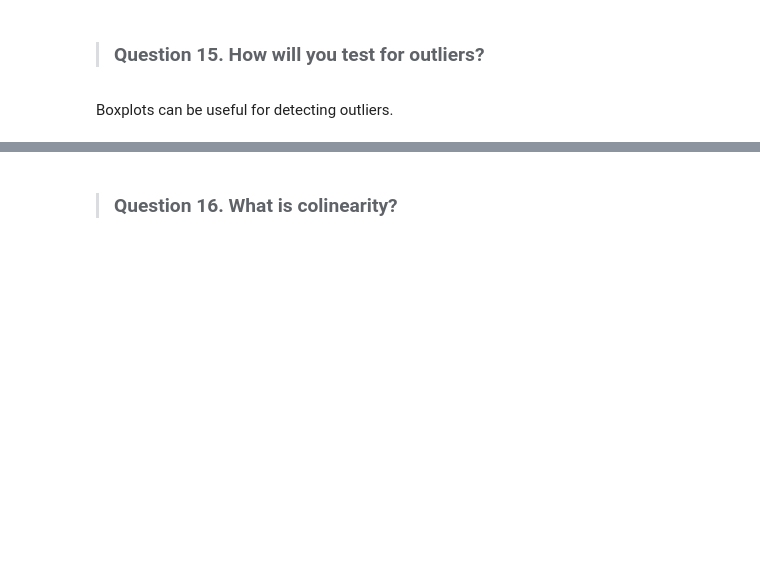
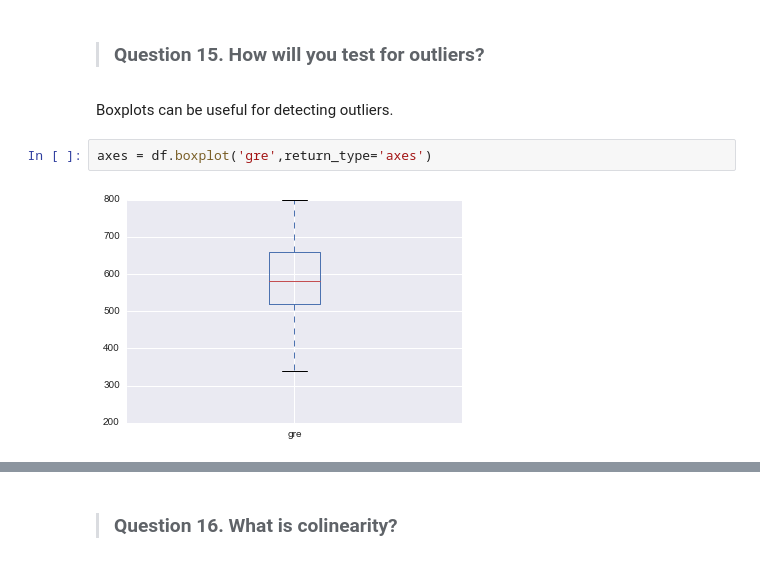
Before and after one commit to heavenlymusiccorp/DS-SF-25, a Jupyter notebook: unit-projects/1/code/unit-project-1-starter-code-dh.ipynb, the cells around one changed output, grey strips where cells are left out. Drawn from its saved outputs; the diff is of its cells as text; blank space fills up the shorter version.

```diff
--- a/unit-projects/1/code/unit-project-1-starter-code-dh.ipynb
+++ b/unit-projects/1/code/unit-project-1-starter-code-dh.ipynb
@@ -139,3 +135,7 @@ Outliers can skew correlation coefficients yielding erronious correlations in th
 > ### Question 15.  How will you test for outliers?
 # %% [markdown]
 Boxplots can be useful for detecting outliers.
+# %%
+axes = df.boxplot('gre',return_type='axes')
+# %% [output]
+[figure, added]
```
Also changed, not shown: parts of 4 cells of this notebook.
